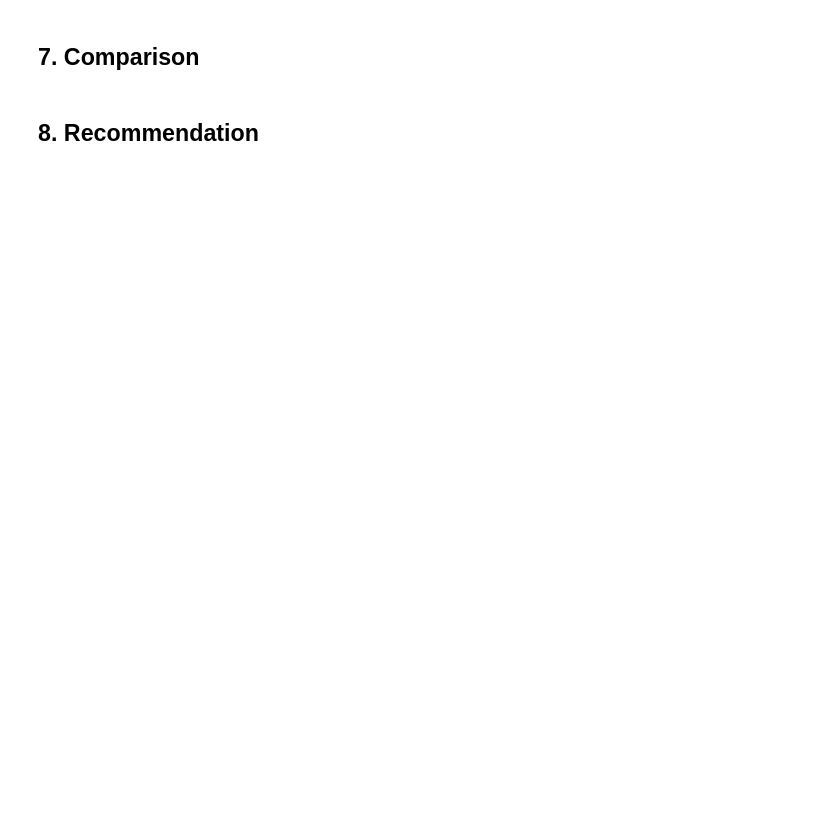
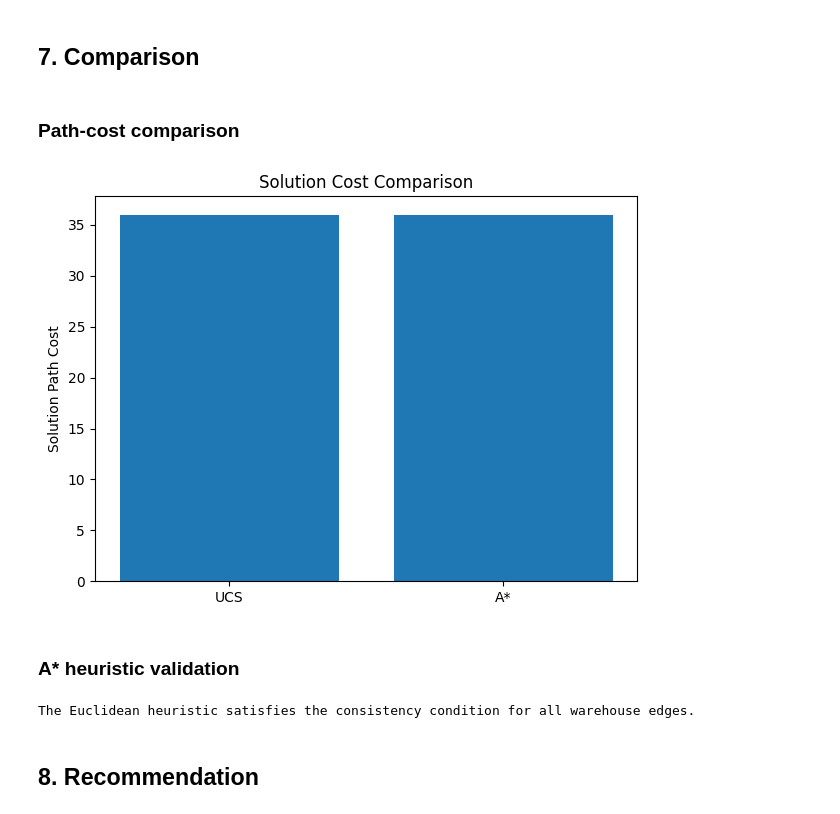
Before and after one commit to Anish-lab455/42172-Introduction-to-Artificial-Intelligence, a Jupyter notebook: Assignments/Assignment 1/Example 1.ipynb, the cells around one changed output. Saved outputs shown, nothing was run; the diff lists cells and outputs as text; code cells hidden in the pictures; blank space fills up the shorter version.

```diff
--- a/Assignments/Assignment 1/Example 1.ipynb
+++ b/Assignments/Assignment 1/Example 1.ipynb
@@ -666,2 +844,23 @@ def astar_path(G, start, goal):
 # %% [markdown]
 ## 7. Comparison
+# %% [markdown]
+### Path-cost comparison
+# %%
+algorithms = ["UCS", "A*"]
+path_costs = [ucs_cost, astar_cost]
+
+plt.figure(figsize=(7, 5))
+
+plt.bar(
+    algorithms,
+    path_costs
+)
+
+plt.ylabel("Solution Path Cost")
+plt.title("Solution Cost Comparison")
+
+plt.show()
+# %% [output]
+[figure, added]
+# %% [markdown]
+### A* heuristic validation
@@ -668,2 +904,20 @@ def astar_path(G, start, goal):
+# %%
+violations = check_heuristic_consistency(
+    G,
+    cities,
+    goal
+)
+
+if len(violations) == 0:
+    print(
+        "The Euclidean heuristic satisfies the consistency "
+        "condition for all warehouse edges."
+    )
+else:
+    print("Consistency violations found:")
+    for violation in violations:
+        print(violation)
+# %% [output]
+The Euclidean heuristic satisfies the consistency condition for all warehouse edges.
 # %% [markdown]
 ## 8. Recommendation
```
Also changed, not shown: parts of 11 cells of this notebook.
